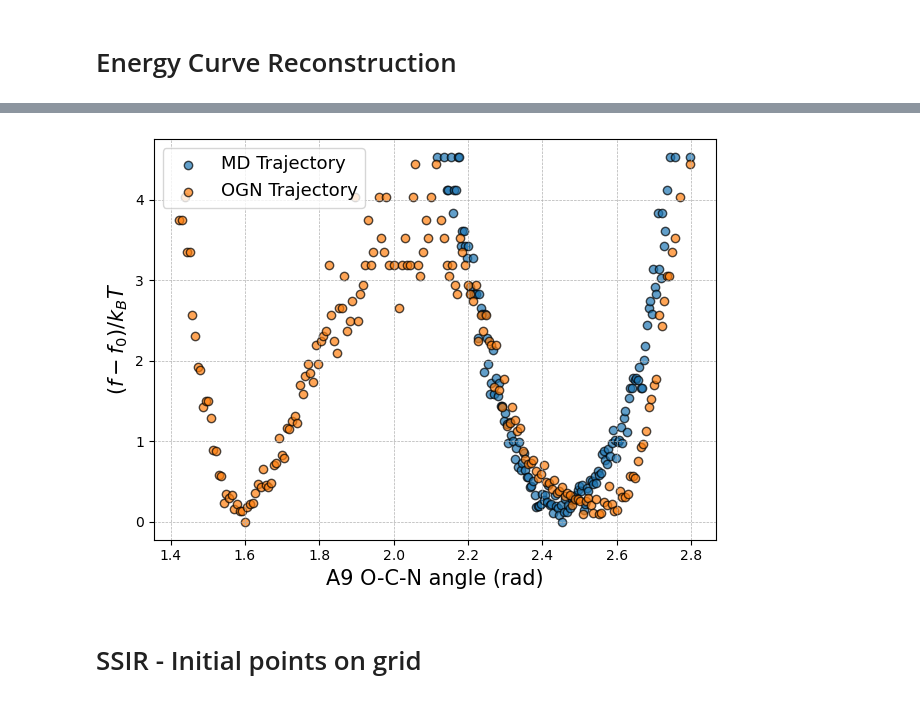
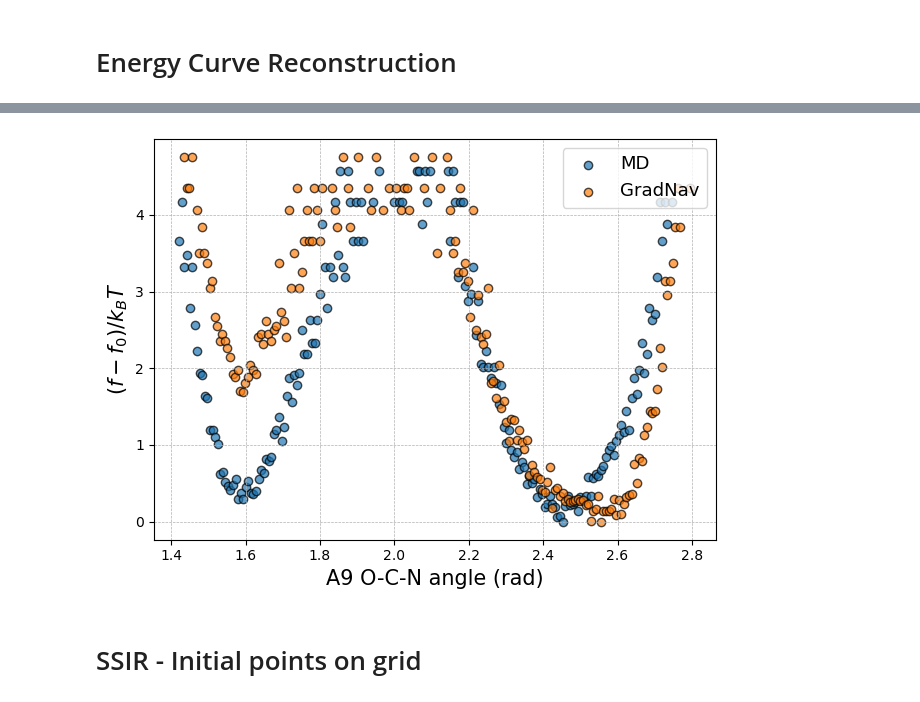
Before and after one commit to hoon-ock/landscape-search, a Jupyter notebook: realsys_analysis.ipynb, the cells around one changed output, grey strips where cells are left out. Cells and saved outputs as stored; diff of their text form; code cells hidden in the pictures.

```diff
--- a/realsys_analysis.ipynb
+++ b/realsys_analysis.ipynb
@@ -20,7 +20,7 @@ from realsys_utils import find_shift_index
 # %%
 #directory = 'results/peptide/ogn/run_240212_1831'
 # directory = 'results/peptide/ogn/run_240213_2314'
-directory = 'results/peptide/ogn/run_240214_2034'
+directory = 'results/peptide/ogn/run_240216_1637' #'results/peptide/ogn/run_240214_2034'
 directory_base = 'results/peptide/base'
 params = yaml.load(open(os.path.join(directory,'param.yaml'), 'r'), Loader=yaml.FullLoader)
 init_traj_index = params['init_traj_index']
@@ -53,8 +53,8 @@ y_limits = [1.25, 2.95]
 x_label='A9 O-C-N angle (rad)'
 y_label='R20 O-C-C angle (rad)'
 ft=15
-label_1 = 'MD Trajectory'
-label_2 = 'OGN Trajectory'
+label_1 = 'MD'
+label_2 = 'GradNav'
 # %% [markdown]
 # MD
 # %% [markdown]
@@ -358,22 +393,23 @@ plt.savefig(os.path.join(directory, 'histogram.png'),
 # %%
-anchors_md, fn_md = reconstruct_energy(traj[init_traj_index][:,0], 200)
+base_index = 15 #init_traj_index
+anchors_md, fn_md = reconstruct_energy(traj[base_index][:,0], 200)
 anchors_ogn, fn_ogn = reconstruct_energy(all_traj_stacked[:,0], 200)
 
 # Visualize the results with improved aesthetics
 plt.scatter(anchors_md, fn_md, alpha=0.7, edgecolor='black', label=label_1)
 plt.scatter(anchors_ogn, fn_ogn, alpha=0.7, edgecolor='black', label=label_2)
 
 plt.xlabel(x_label, fontsize=ft)
 plt.ylabel(r"$(f - f_0) / k_B T$", fontsize=ft)
 
 # plt.legend(fontsize=12)
 plt.grid(True, which='both', linestyle='--', linewidth=0.5)
 plt.tight_layout()
-plt.legend(fontsize=ft-2, loc='best')
-plt.savefig(os.path.join(directory, 'recon_E.png'),
+plt.legend(fontsize=ft-2, loc='upper right')
+plt.savefig(os.path.join(directory, f'recon_E_md{base_index}.png'),
             dpi=300, bbox_inches='tight')
 # %% [output]
-[figure, old version]
+[figure, new version]
 # %% [markdown]
 # SSIR - Initial points on grid
 # %%
```
Also changed, not shown: parts of 18 cells of this notebook, 7 other files.
